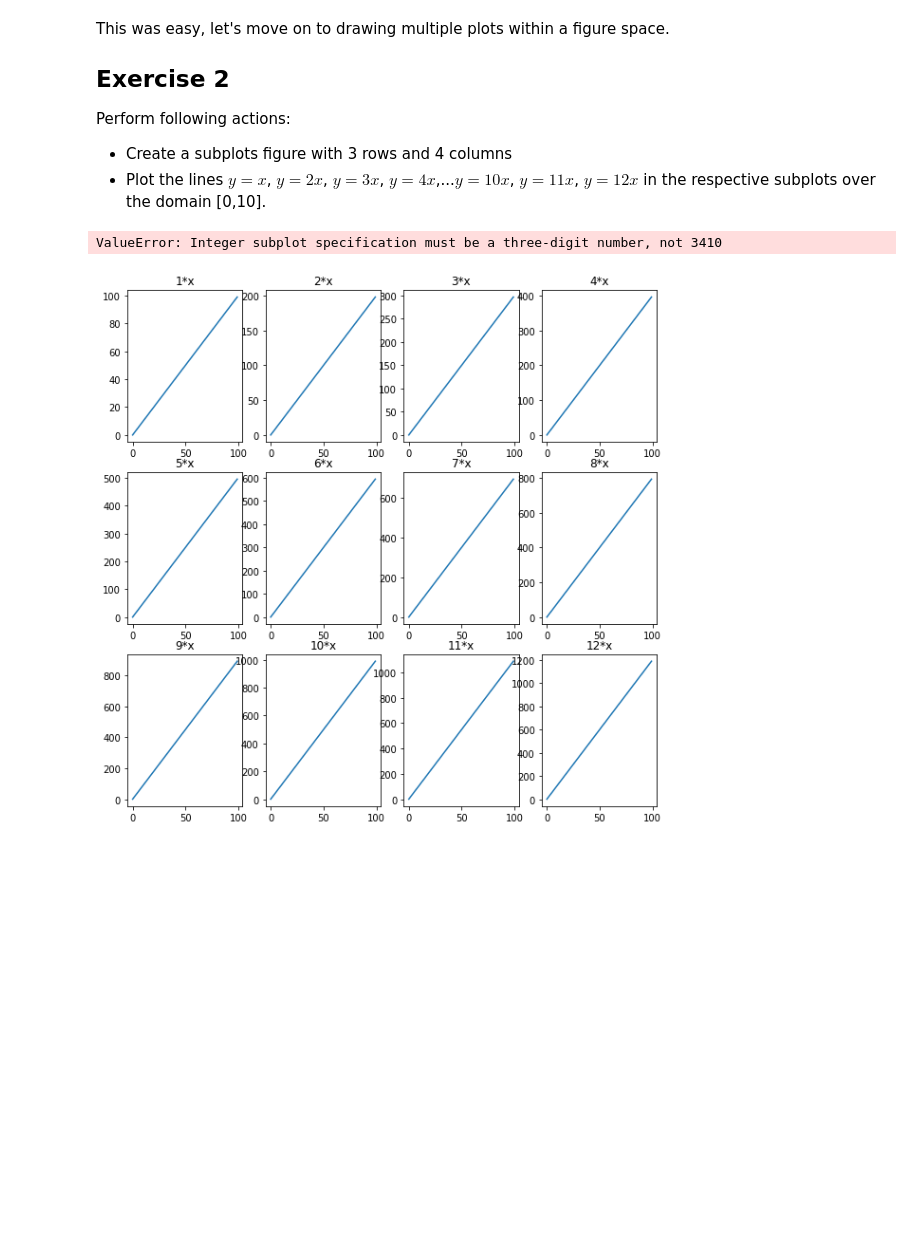
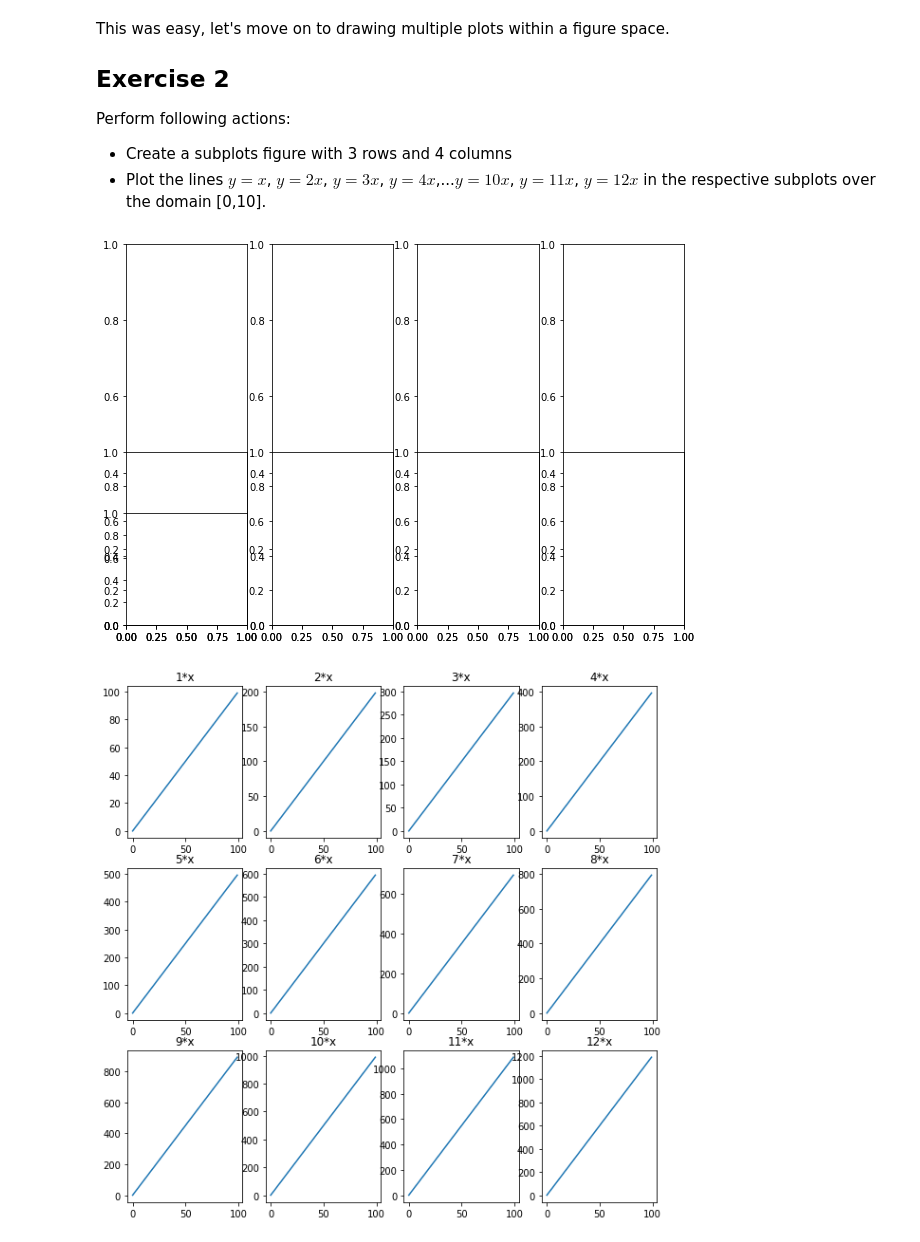
Before and after one commit to OsterMendel/dsc-more-practice-with-matplotlib-lab-nyc-ds-021720, a Jupyter notebook: index.ipynb, the cells around one changed output. Drawn from its saved outputs; the diff is of its cells as text; code cells hidden in the pictures; blank space fills up the shorter version.

```diff
--- a/index.ipynb
+++ b/index.ipynb
@@ -87,18 +87,18 @@ Perform following actions:
 # %%
 nfig = plt.figure(figsize=(10,7))
 ax1 = nfig.add_subplot(141)
 ax2 = nfig.add_subplot(142)
 ax3 = nfig.add_subplot(143)
 ax4 = nfig.add_subplot(144)
 ax5 = nfig.add_subplot(245)
 ax6 = nfig.add_subplot(246)
 ax7 = nfig.add_subplot(247)
 ax8 = nfig.add_subplot(248)
 ax9 = nfig.add_subplot(349)
-ax10 = nfig.add_subplot(3410)
-ax11 = nfig.add_subplot(3411)
+# ax10 = nfig.add_subplot(3410)
+# ax11 = nfig.add_subplot(3411)
 # %% [output]
-ValueError: Integer subplot specification must be a three-digit number, not 3410
+[figure, added]
 # %%
 # %% [output]
 [figure]
```
